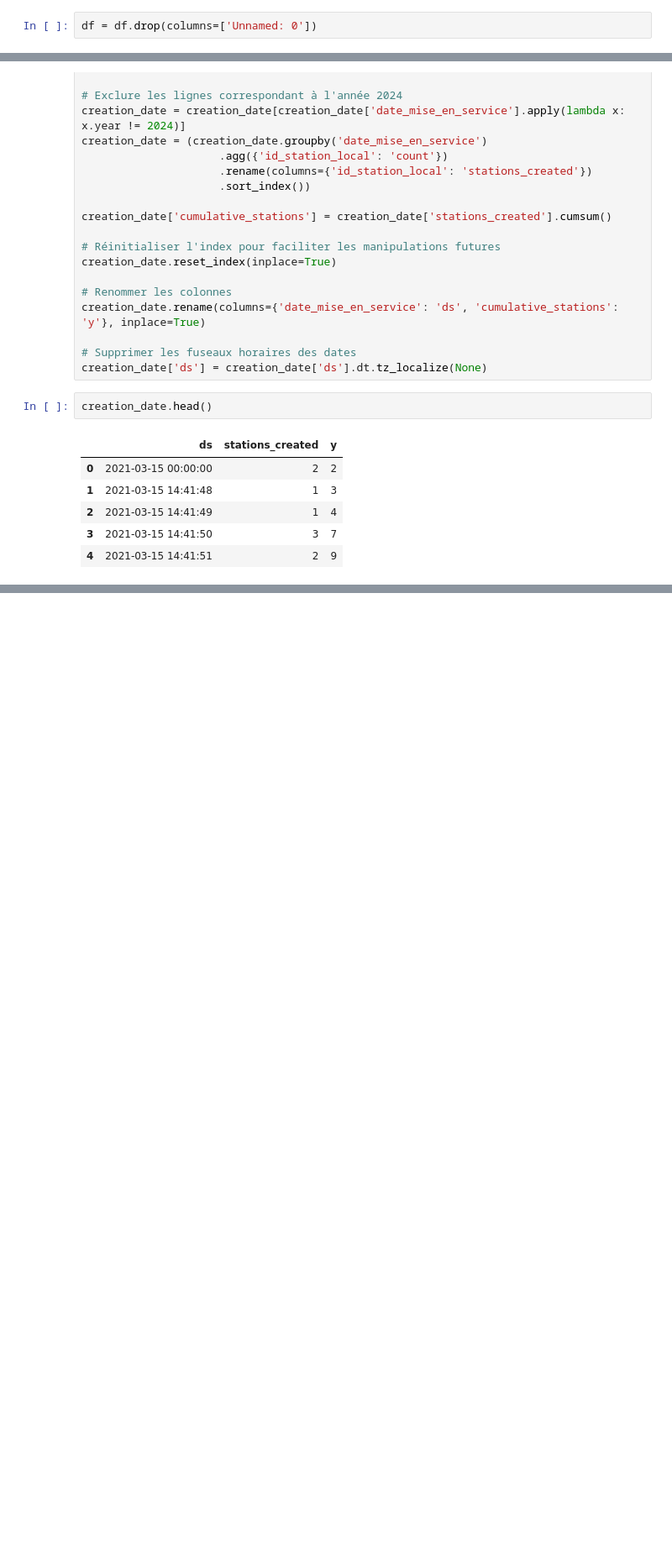
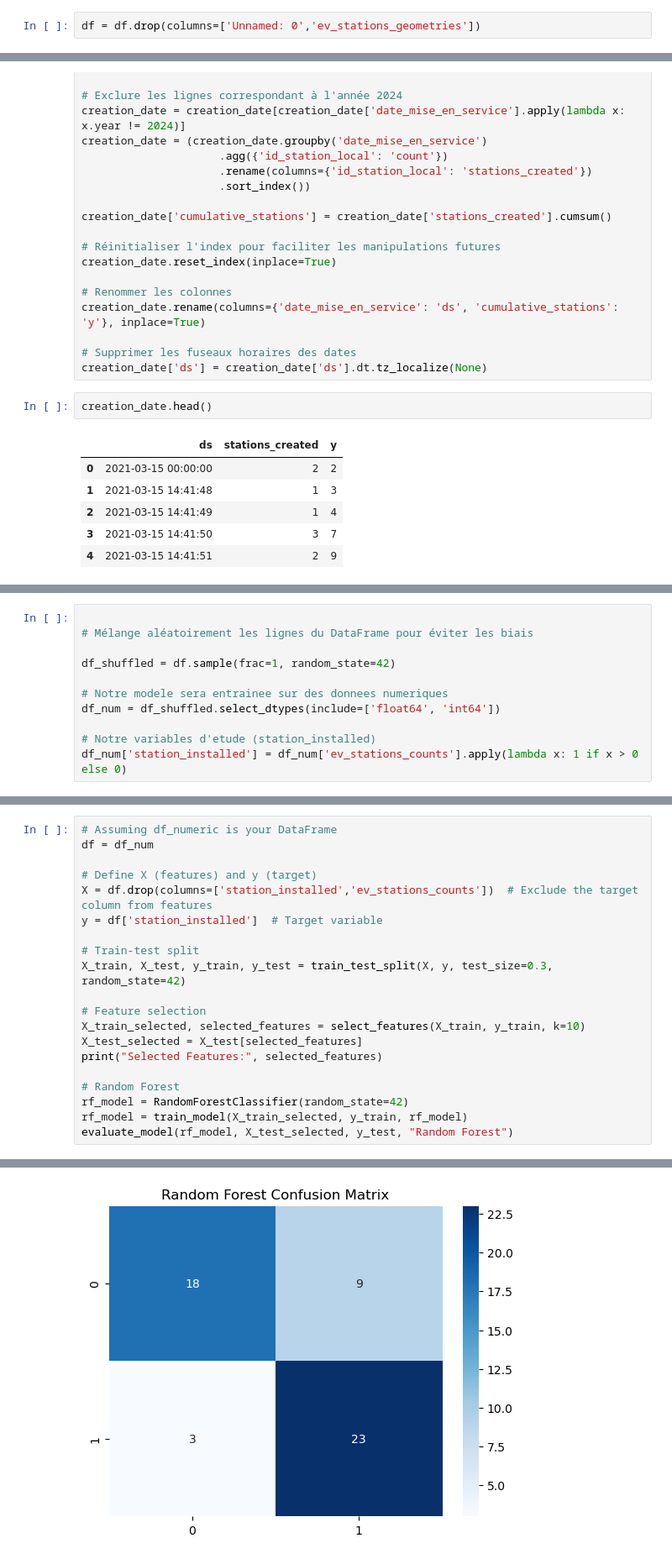
Before and after one commit to dantruski/Projet-Python-DS-Belib, a Jupyter notebook: Prediction_with_OSM_data.ipynb, the cells around one changed output, grey strips where cells are left out. Shown at 84% size. Cells and saved outputs as stored; diff of their text form; blank space fills up the shorter version.

```diff
--- a/Prediction_with_OSM_data.ipynb
+++ b/Prediction_with_OSM_data.ipynb
@@ -50,5 +63,5 @@ df = pd.read_csv('paris_df.csv')
 # %%
-df = df.drop(columns=['Unnamed: 0'])
+df = df.drop(columns=['Unnamed: 0','ev_stations_geometries'])
 # %%
 # Create the distribution plot without x-axis values
 
@@ -230,0 +242,11 @@ print(forecast[['ds', 'yhat', 'yhat_lower', 'yhat_upper']].tail(8))
+# %%
+
+# Mélange aléatoirement les lignes du DataFrame pour éviter les biais
+
+df_shuffled = df.sample(frac=1, random_state=42)
+
+# Notre modele sera entrainee sur des donnees numeriques
+df_num = df_shuffled.select_dtypes(include=['float64', 'int64'])
+
+# Notre variables d'etude (station_installed)
+df_num['station_installed'] = df_num['ev_stations_counts'].apply(lambda x: 1 if x > 0 else 0)
@@ -230,0 +327,21 @@ print(forecast[['ds', 'yhat', 'yhat_lower', 'yhat_upper']].tail(8))
+# %%
+# Assuming df_numeric is your DataFrame
+df = df_num
+
+# Define X (features) and y (target)
+X = df.drop(columns=['station_installed','ev_stations_counts'])  # Exclude the target column from features
+y = df['station_installed']  # Target variable
+
+# Train-test split
+X_train, X_test, y_train, y_test = train_test_split(X, y, test_size=0.3, random_state=42)
+
+# Feature selection
+X_train_selected, selected_features = select_features(X_train, y_train, k=10)
+X_test_selected = X_test[selected_features]
+print("Selected Features:", selected_features)
+
+# Random Forest
+rf_model = RandomForestClassifier(random_state=42)
+rf_model = train_model(X_train_selected, y_train, rf_model)
+evaluate_model(rf_model, X_test_selected, y_test, "Random Forest")
+# %% [output]
@@ -230,0 +363 @@ print(forecast[['ds', 'yhat', 'yhat_lower', 'yhat_upper']].tail(8))
+[figure, added]
```
Also changed, not shown: parts of 13 cells of this notebook.
